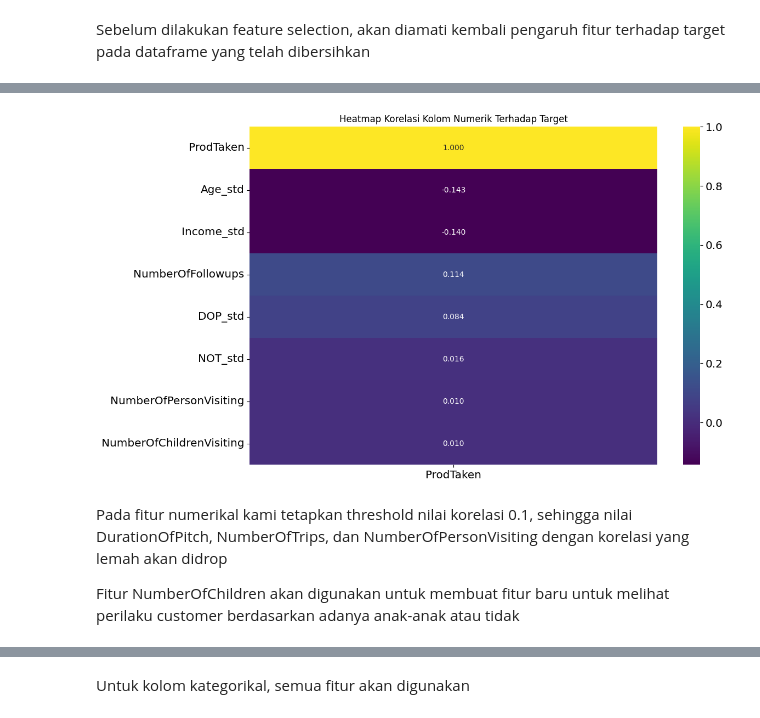
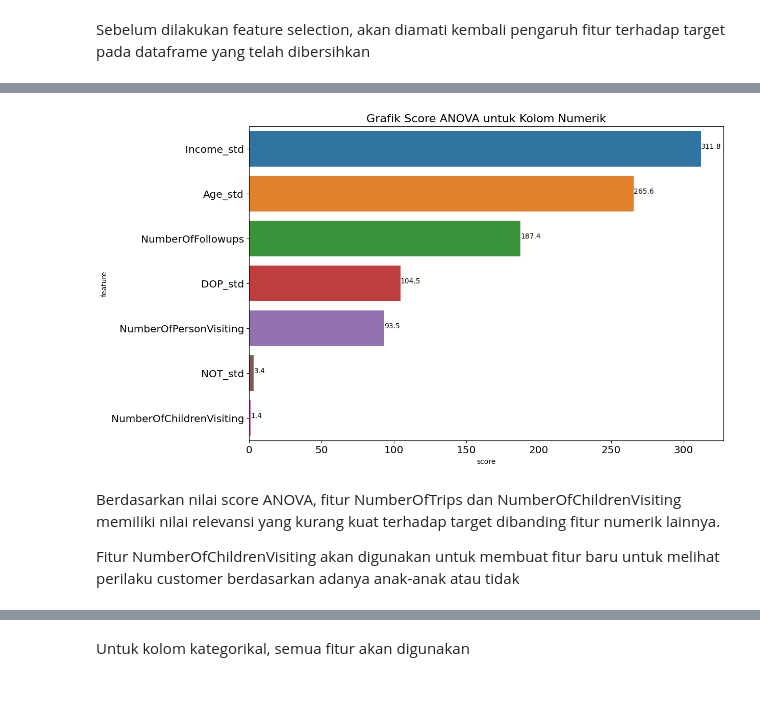
Before and after one commit to andreadeputra/Rakamin_Final_Project, a Jupyter notebook: Infinity.ipynb, the cells around one changed output, grey strips where cells are left out. Saved outputs shown, nothing was run; the diff lists cells and outputs as text; code cells hidden in the pictures; blank space fills up the shorter version.

Commit message:
Update feature selection

```diff
--- a/Infinity.ipynb
+++ b/Infinity.ipynb
@@ -778,21 +779,3 @@ plt.show()
 ### 2.2.1 Feature Selection
 # %% [markdown]
 Sebelum dilakukan feature selection, akan diamati kembali pengaruh fitur terhadap target pada dataframe yang telah dibersihkan
-# %%
-plt.figure(figsize=(15,10))
-plt.suptitle('Grafik Distribusi ProdTaken berdasarkan Kolom Numerik', fontsize=14, fontweight='bold', alpha=0.8, y=1.)
-
-for i, col in enumerate(nums1):
-    plt.subplot(4, 4, i+1)
-    plt.tick_params(axis='both', which='major', labelsize=7)
-    sns.histplot(data=df1, x=col, hue='ProdTaken', multiple='stack')
-
-    # Custom legend
-    legend = plt.gca().get_legend()
-    legend.set_title('Taken')
-    legend.get_texts()[0].set_text('No')
-    legend.get_texts()[1].set_text('Yes')
-
-plt.tight_layout()
-
-plt.show()
@@ -801,14 +782,17 @@ plt.show()
-# %%
-target_corr = df1[nums1 + ['ProdTaken']].corr()[['ProdTaken']]
-target_corr['abs'] = np.abs(target_corr['ProdTaken'])
-target_corr = target_corr.sort_values(by='abs', ascending=False).drop('abs', axis=1)
-
-plt.title('Heatmap Korelasi Kolom Numerik Terhadap Target')
-sns.heatmap(target_corr, cmap='viridis', annot=True, fmt='.3f')
-plt.show()
-# %% [output]
-[figure, removed]
+# %%
+anova = SelectKBest(f_classif, k='all')
+anova.fit_transform(X_smote[nums1], y_smote)
+anova_score = zip(anova.scores_, nums1)
+df_ano = pd.DataFrame(anova_score, columns=['score', 'feature']).sort_values(by='score', ascending=False)
+
+plt.title('Grafik Score ANOVA untuk Kolom Numerik', fontsize=16)
+sns.barplot(data=df_ano, y='feature', x='score')
+for i, score in enumerate(df_ano['score']):
+    plt.text(score, i, round(score,1))
+plt.show()
+# %% [output]
+[figure, added]
 # %% [markdown]
-Pada fitur numerikal kami tetapkan threshold nilai korelasi 0.1, sehingga nilai DurationOfPitch, NumberOfTrips, dan NumberOfPersonVisiting dengan korelasi yang lemah akan didrop
+Berdasarkan nilai score ANOVA, fitur NumberOfTrips dan NumberOfChildrenVisiting memiliki nilai relevansi yang kurang kuat terhadap target dibanding fitur numerik lainnya.
 
-Fitur NumberOfChildren akan digunakan untuk membuat fitur baru untuk melihat perilaku customer berdasarkan adanya anak-anak atau tidak
+Fitur NumberOfChildrenVisiting akan digunakan untuk membuat fitur baru untuk melihat perilaku customer berdasarkan adanya anak-anak atau tidak
```
Also changed, not shown: parts of 6 cells of this notebook.
